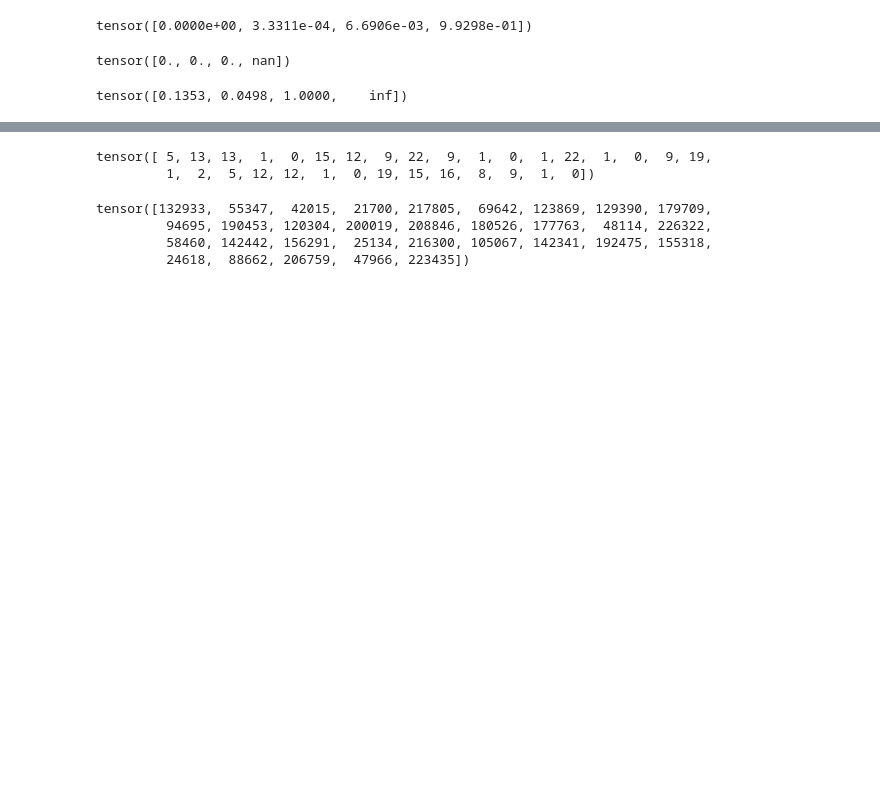
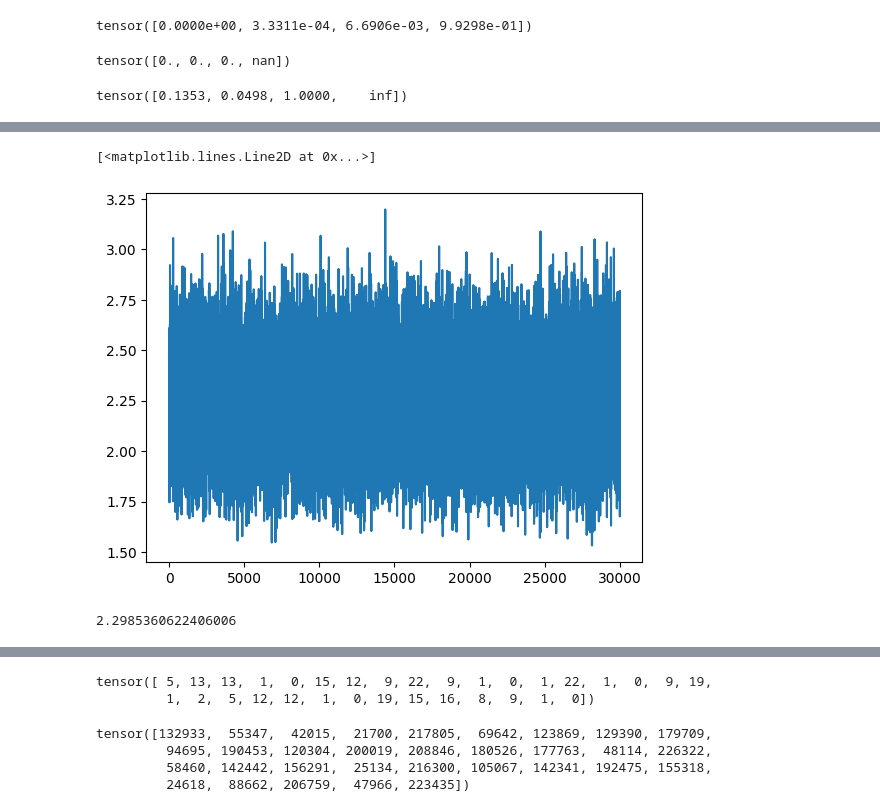
Before and after one commit to brianAsimba/micrograd, a Jupyter notebook: makemore_part2_mlp.ipynb, the cells around one changed output, grey strips where cells are left out. Drawn from its saved outputs; the diff is of its cells as text; code cells hidden in the pictures; blank space fills up the shorter version.

```diff
--- a/makemore_part2_mlp.ipynb
+++ b/makemore_part2_mlp.ipynb
@@ -458,3 +466,12 @@ print(loss.item())
+# %%
+plt.plot(stepi,lossi) # There is some noise because we are training in minibatches
+# %% [output]
+[<matplotlib.lines.Line2D at 0x...>]
+[figure, added]
+# %%
+print(loss.item())
+# %% [output]
+2.2985360622406006
 # %%
 logits.max(1)
 # %% [output]
```
Also changed, not shown: parts of 24 cells of this notebook.
